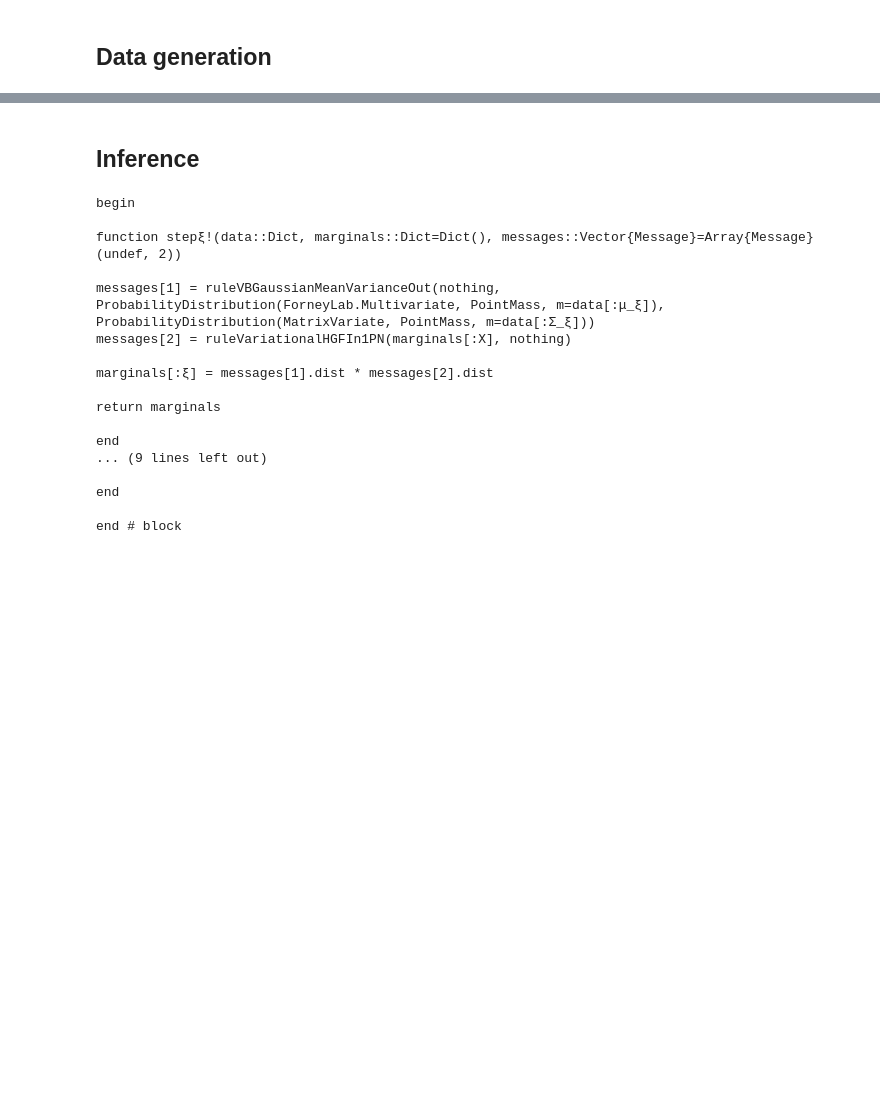
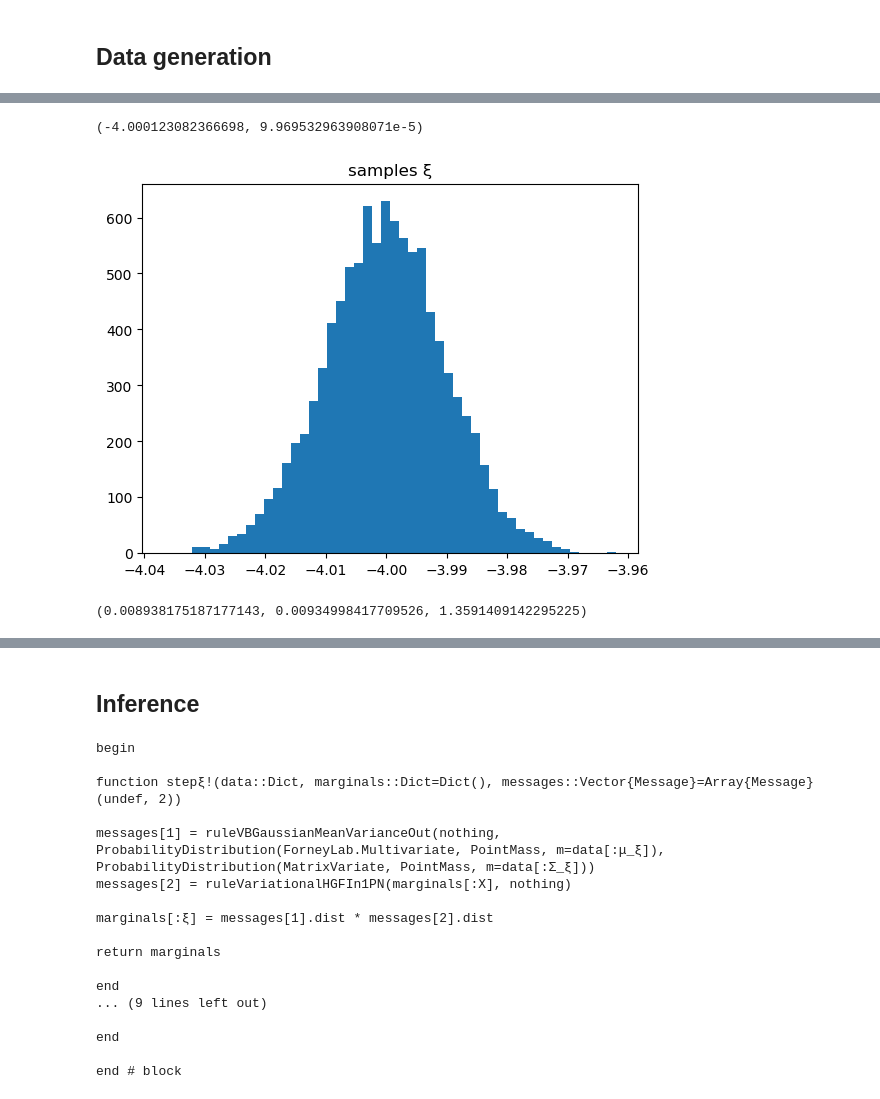
Before and after one commit to biaslab/SituatedSoundscaping, a Jupyter notebook: log-power_modelling/GSMM_HGF_complex.ipynb, the cells around one changed output, grey strips where cells are left out. Cells and saved outputs as stored; diff of their text form; code cells hidden in the pictures; blank space fills up the shorter version.

```diff
--- a/log-power_modelling/GSMM_HGF_complex.ipynb
+++ b/log-power_modelling/GSMM_HGF_complex.ipynb
@@ -250,0 +259,12 @@ plt.plot(t, ξ_samples);
+# %%
+mean(ξ_samples[:,1]), var(ξ_samples[:,1])
+# %% [output]
+(-4.000123082366698, 9.969532963908071e-5)
+# %%
+plt.hist(ξ_samples[:,1], bins=50), plt.title("samples ξ");
+# %% [output]
+[figure, added]
+# %%
+var(real(X_samples[:,1])), var(imag(X_samples[:,1])), 0.5*exp(1)
+# %% [output]
+(0.008938175187177143, 0.00934998417709526, 1.3591409142295225)
```
Also changed, not shown: parts of 21 cells of this notebook, 1 other file.
